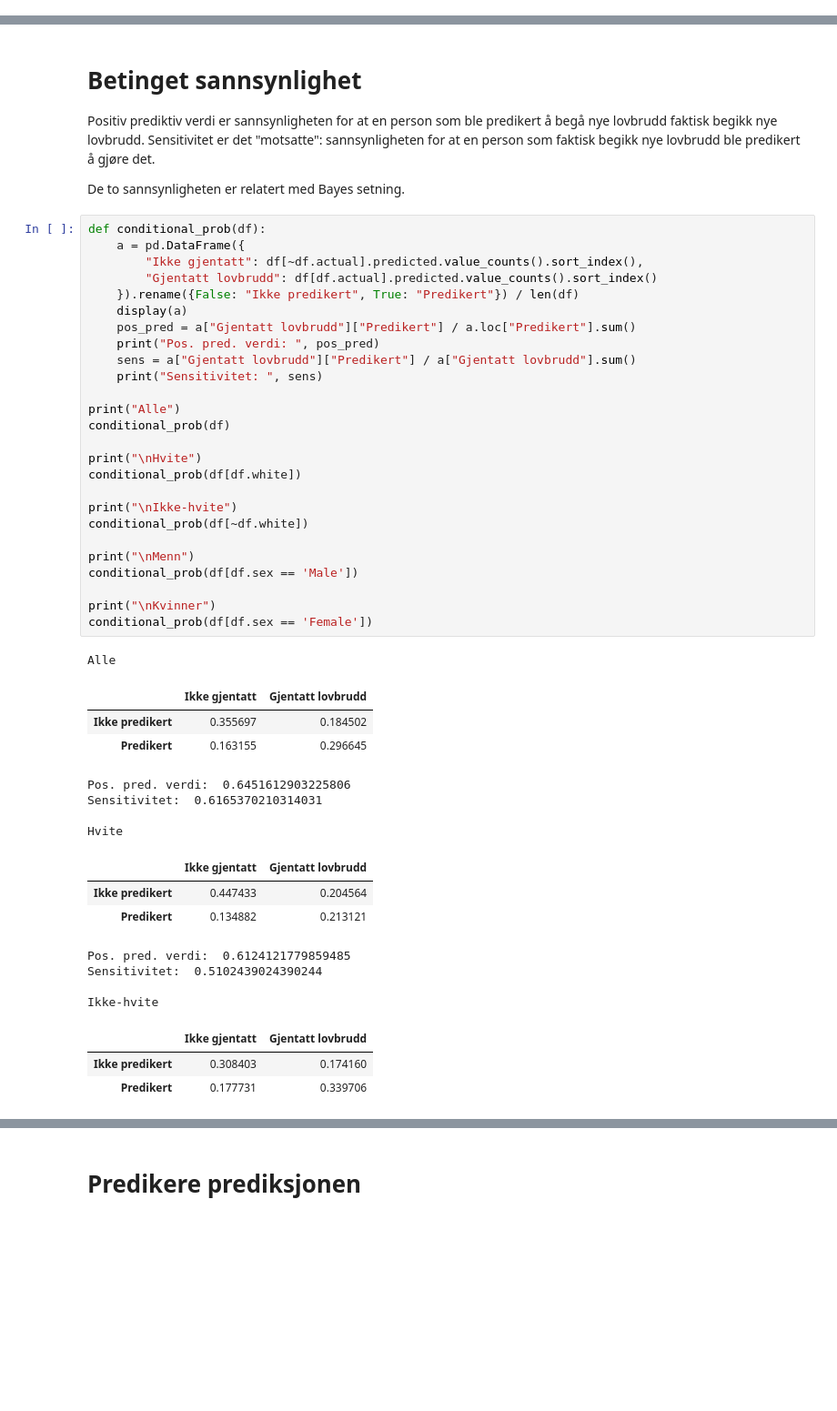
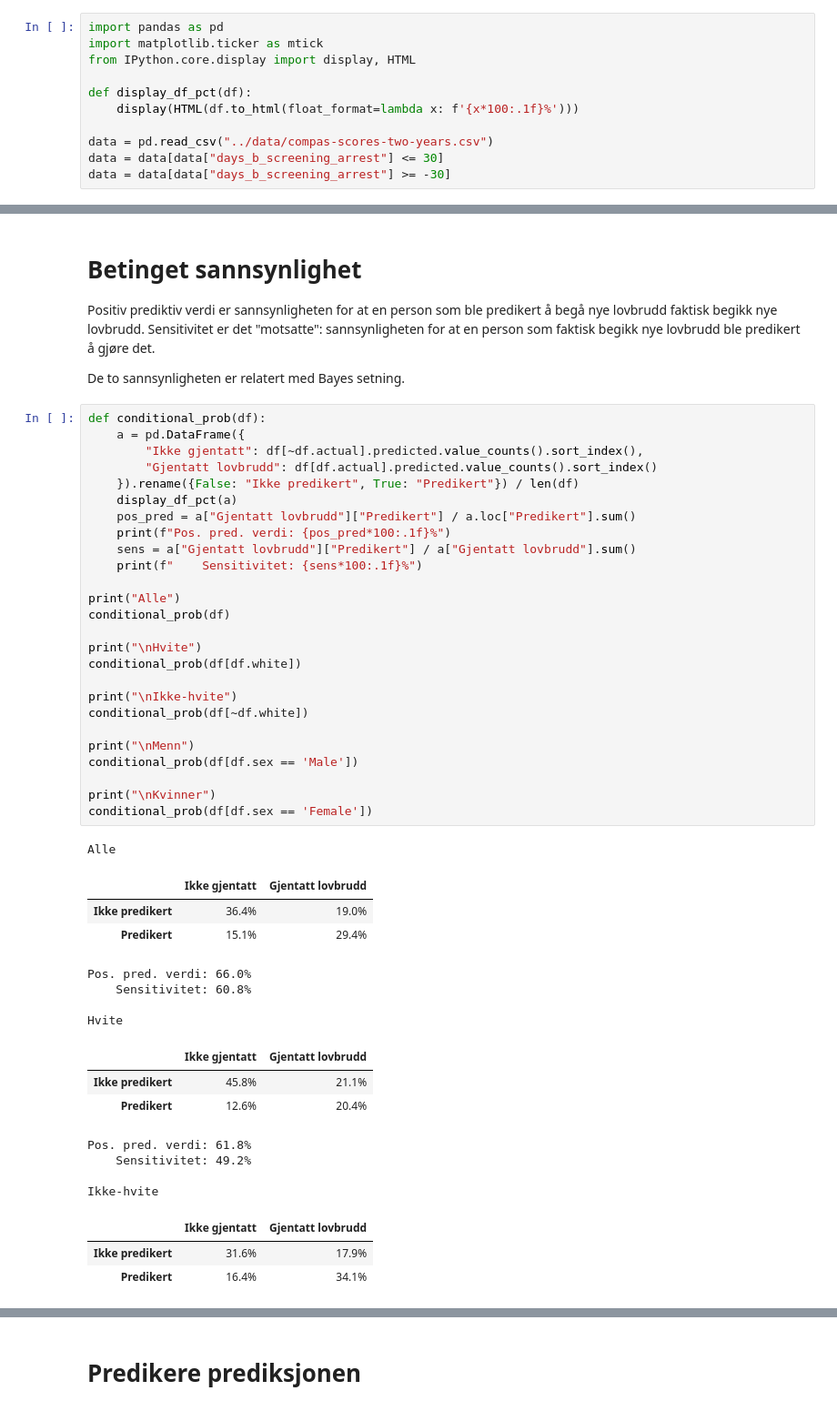
Before and after one commit to irisbore/hon2200-gr2, a Jupyter notebook: report/report.ipynb, the cells around one changed output, grey strips where cells are left out. Shown at 91% size. Saved outputs shown, nothing was run; the diff lists cells and outputs as text; blank space fills up the shorter version.

```diff
--- a/report/report.ipynb
+++ b/report/report.ipynb
@@ -6,4 +6,15 @@ Vi bruker Pandas til å lese inn dataene, og lager oss en `DataFrame` med kun de
  - Kolonnen `white` indikerer om personen er "hvit" eller ikke, hvor vi definerer hvit som gruppen ("race") "Caucasian" i det originale datasettet
  - Kolonnen `predicted` indikerer om personen er predikert til å begå nye lovbrudd
  - Kolonnen `actual` indikerer om personen faktisk begikk nye lovbrudd
+# %%
+import pandas as pd
+import matplotlib.ticker as mtick
+from IPython.core.display import display, HTML
+
+def display_df_pct(df):
+    display(HTML(df.to_html(float_format=lambda x: f'{x*100:.1f}%')))
+
+data = pd.read_csv("../data/compas-scores-two-years.csv")
+data = data[data["days_b_screening_arrest"] <= 30]
+data = data[data["days_b_screening_arrest"] >= -30]
 # %%
@@ -115,45 +134,45 @@ De to sannsynligheten er relatert med Bayes setning.
 # %%
 def conditional_prob(df):
     a = pd.DataFrame({
         "Ikke gjentatt": df[~df.actual].predicted.value_counts().sort_index(),
         "Gjentatt lovbrudd": df[df.actual].predicted.value_counts().sort_index()
     }).rename({False: "Ikke predikert", True: "Predikert"}) / len(df)
-    display(a)
+    display_df_pct(a)
     pos_pred = a["Gjentatt lovbrudd"]["Predikert"] / a.loc["Predikert"].sum()
-    print("Pos. pred. verdi: ", pos_pred)
+    print(f"Pos. pred. verdi: {pos_pred*100:.1f}%")
     sens = a["Gjentatt lovbrudd"]["Predikert"] / a["Gjentatt lovbrudd"].sum()
-    print("Sensitivitet: ", sens)
+    print(f"    Sensitivitet: {sens*100:.1f}%")
 
 print("Alle")
 conditional_prob(df)
 
 print("\nHvite")
 conditional_prob(df[df.white])
 
 print("\nIkke-hvite")
 conditional_prob(df[~df.white])
 
 print("\nMenn")
 conditional_prob(df[df.sex == 'Male'])
 
 print("\nKvinner")
 conditional_prob(df[df.sex == 'Female'])
 # %% [output]
 Alle
 |  | Ikke gjentatt | Gjentatt lovbrudd |
-| Ikke predikert | 0.355697 | 0.184502 |
-| Predikert | 0.163155 | 0.296645 |
+| Ikke predikert | 36.4% | 19.0% |
+| Predikert | 15.1% | 29.4% |
-Pos. pred. verdi:  0.6451612903225806
-Sensitivitet:  0.6165370210314031
+Pos. pred. verdi: 66.0%
+    Sensitivitet: 60.8%
 
 Hvite
 |  | Ikke gjentatt | Gjentatt lovbrudd |
-| Ikke predikert | 0.447433 | 0.204564 |
-| Predikert | 0.134882 | 0.213121 |
+| Ikke predikert | 45.8% | 21.1% |
+| Predikert | 12.6% | 20.4% |
-Pos. pred. verdi:  0.6124121779859485
-Sensitivitet:  0.5102439024390244
+Pos. pred. verdi: 61.8%
+    Sensitivitet: 49.2%
 
 Ikke-hvite
 |  | Ikke gjentatt | Gjentatt lovbrudd |
-| Ikke predikert | 0.308403 | 0.174160 |
-| Predikert | 0.177731 | 0.339706 |
+| Ikke predikert | 31.6% | 17.9% |
+| Predikert | 16.4% | 34.1% |
```
Also changed, not shown: parts of 19 cells of this notebook.
